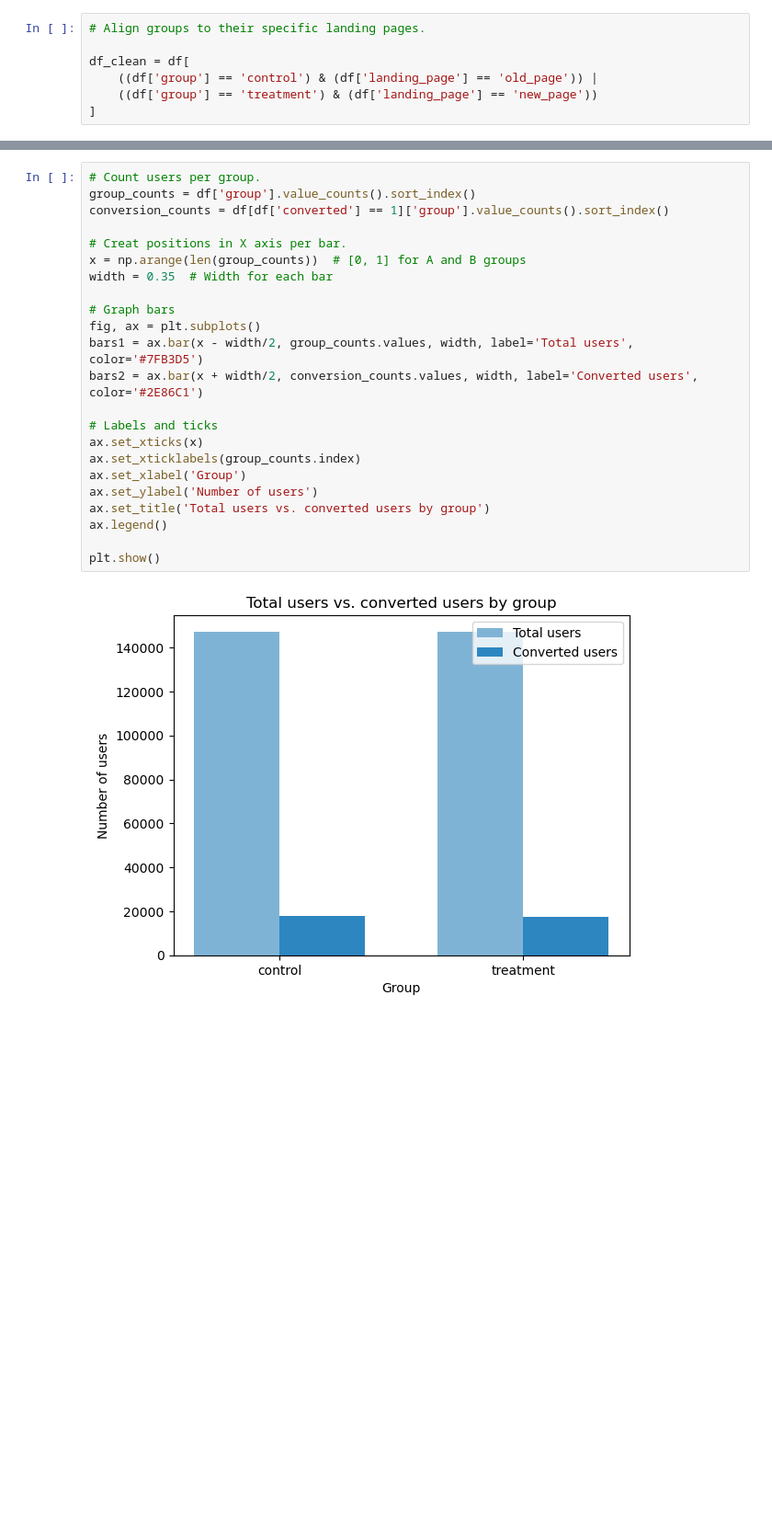
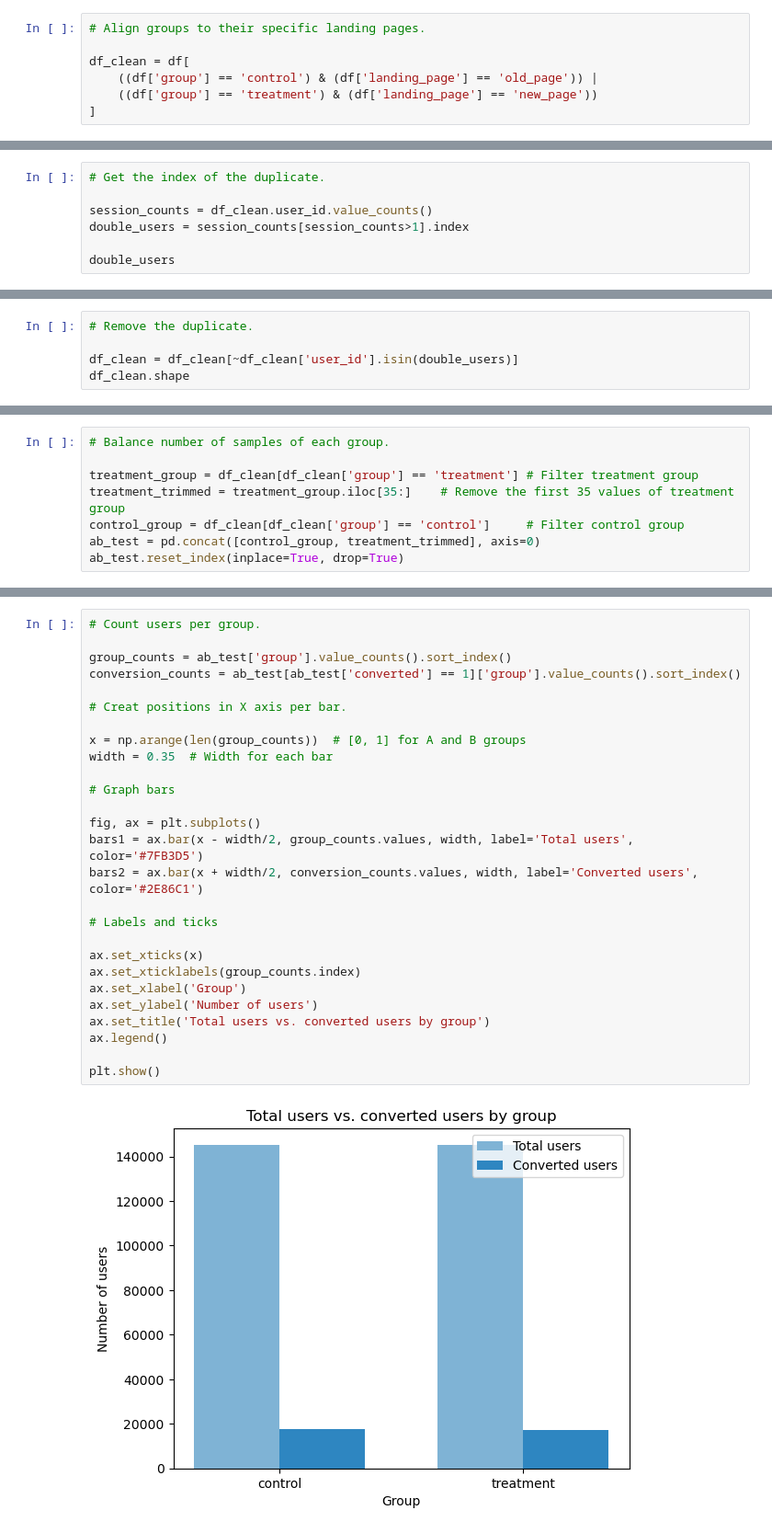
Before and after one commit to danielabece/A-B-testing, a Jupyter notebook: ab_testing.ipynb, the cells around one changed output, grey strips where cells are left out. Shown at 92% size. Drawn from its saved outputs; the diff is of its cells as text; blank space fills up the shorter version.

Commit message:
Update ab_testing without duplicates

```diff
--- a/ab_testing.ipynb
+++ b/ab_testing.ipynb
@@ -71,0 +151,7 @@ df_clean = df[
+# %%
+# Get the index of the duplicate.
+
+session_counts = df_clean.user_id.value_counts()
+double_users = session_counts[session_counts>1].index
+
+double_users
@@ -71,0 +160,5 @@ df_clean = df[
+# %%
+# Remove the duplicate.
+
+df_clean = df_clean[~df_clean['user_id'].isin(double_users)]
+df_clean.shape
@@ -71,0 +187,8 @@ df_clean = df[
+# %%
+# Balance number of samples of each group.
+
+treatment_group = df_clean[df_clean['group'] == 'treatment'] # Filter treatment group
+treatment_trimmed = treatment_group.iloc[35:]    # Remove the first 35 values of treatment group
+control_group = df_clean[df_clean['group'] == 'control']     # Filter control group
+ab_test = pd.concat([control_group, treatment_trimmed], axis=0)
+ab_test.reset_index(inplace=True, drop=True)
@@ -108,25 +254,29 @@ P-value: 0.1897
 # %%
 # Count users per group.
-group_counts = df['group'].value_counts().sort_index()
-conversion_counts = df[df['converted'] == 1]['group'].value_counts().sort_index()
+
+group_counts = ab_test['group'].value_counts().sort_index()
+conversion_counts = ab_test[ab_test['converted'] == 1]['group'].value_counts().sort_index()
 
 # Creat positions in X axis per bar.
+
 x = np.arange(len(group_counts))  # [0, 1] for A and B groups
 width = 0.35  # Width for each bar
 
 # Graph bars
+
 fig, ax = plt.subplots()
 bars1 = ax.bar(x - width/2, group_counts.values, width, label='Total users', color='#7FB3D5')
 bars2 = ax.bar(x + width/2, conversion_counts.values, width, label='Converted users', color='#2E86C1')
 
 # Labels and ticks
+
 ax.set_xticks(x)
 ax.set_xticklabels(group_counts.index)
 ax.set_xlabel('Group')
 ax.set_ylabel('Number of users')
 ax.set_title('Total users vs. converted users by group')
 ax.legend()
 
 plt.show()
 # %% [output]
-[figure, old version]
+[figure, new version]
```
Also changed, not shown: parts of 23 cells of this notebook.
